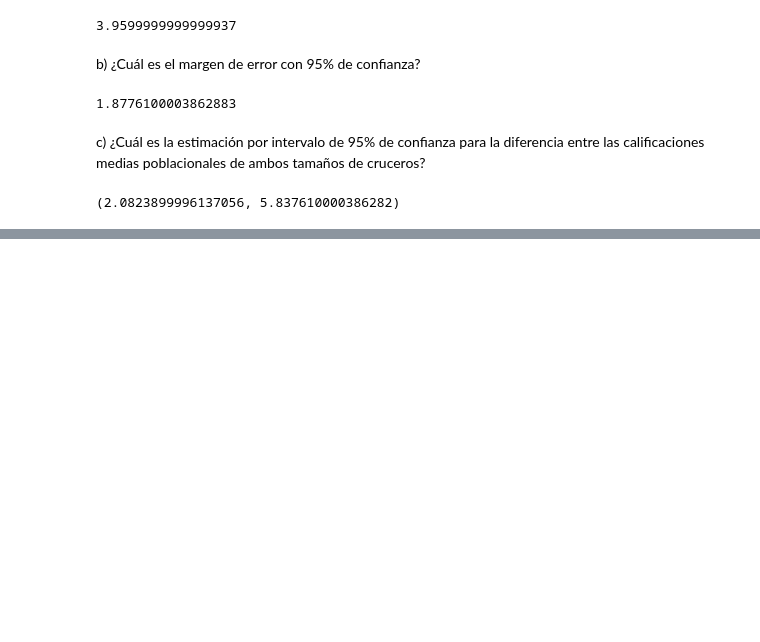
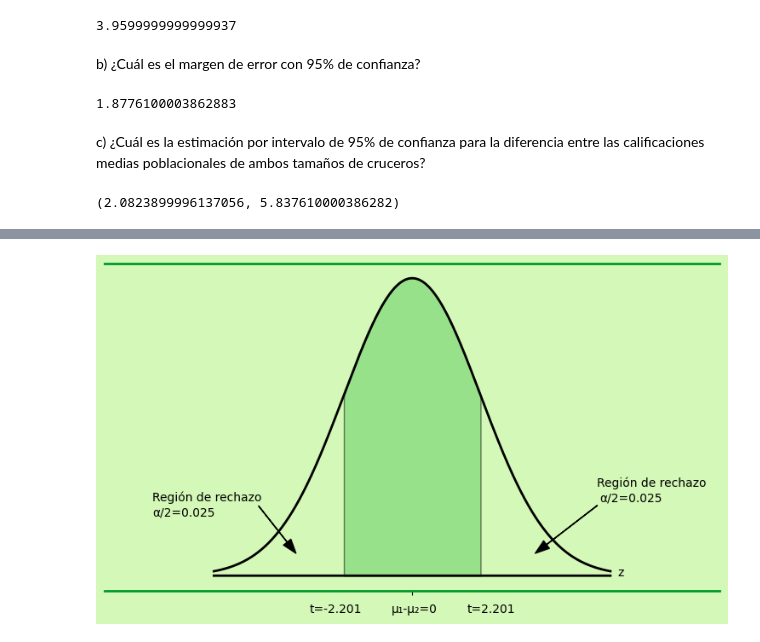
Before and after one commit to CrisBelDev/ebook-Estadistica2, a Jupyter notebook: docs/capitulo10.ipynb, the cells around one changed output, grey strips where cells are left out. Saved outputs shown, nothing was run; the diff lists cells and outputs as text; code cells hidden in the pictures; blank space fills up the shorter version.

```diff
--- a/docs/capitulo10.ipynb
+++ b/docs/capitulo10.ipynb
@@ -657,0 +914,70 @@ intervalo_confianza
+# %%
+import numpy as np
+import matplotlib.pyplot as plt
+from scipy.stats import norm
+
+x = np.arange(-2.9, 2.9, 0.001)
+
+#pintar el fondo externo del grafico
+plt.figure(facecolor='#D4F8B7')
+
+#tamaño del grafico
+#plt.figure(figsize=(6,4))
+
+#area de sombreado rango
+x_filtered = x[(x >= -1.00) & (x <= 1.00)]
+
+#pintar la linea curva del grafico
+plt.plot(x, norm.pdf(x, 0, 1), linewidth = 2, color = '#000')
+
+#pintar el area sombreada del grafico y graficar
+plt.fill_between(x_filtered, norm.pdf(x_filtered, 0, 1), color='#5CCB5F', alpha=0.5, edgecolor='black')
+
+#añadir texto al grafico
+plt.text(-3.8, 0.08, ("α/2=0.025"))
+plt.text(-3.8, 0.10, ("Región de rechazo"))
+plt.text(3, 0, ("z"))
+
+#bordes del grafico
+ax = plt.gca()
+ax.spines['top'].set_color('#009929')
+ax.spines['top'].set_linewidth(2)
+#ancho del borde superior
+ax.spines['top'].set_bounds(-4.5, 4.5)
+ax.spines['bottom'].set_color('#009929')
+ax.spines['bottom'].set_linewidth(2)
+#ancho del borde inferior
+ax.spines['bottom'].set_bounds(-4.5, 4.5)
+ax.spines['right'].set_visible(False)
+ax.spines['left'].set_visible(False)
+
+#pintar el fondo interno del grafico
+ax.set_facecolor('#D4F8B7')
+
+#linea inferior del grafico
+plt.plot(x, [0]*len(x), color='black', linewidth=2)
+
+#centrar el grafico
+plt.subplots_adjust(left=0.1, right=0.9, top=0.9, bottom=0.1)
+
+#plt.arrow(0.1, 0.1, 0.2, 0.2, width=0.05, color='black')
+
+#flecha
+plt.annotate(" ", xytext = (-2.3, 0.1), xy = (-1.7, 0.03), arrowprops = dict(facecolor = 'black', width = 0.2, headwidth = 8),
+             horizontalalignment = 'center')
+
+#texto con flecha
+plt.text(2.7, 0.12, ("Región de rechazo"))
+plt.annotate("α/2=0.025", xytext = (3.2,0.1),
+             xy = (1.8, 0.03), arrowprops = dict(facecolor = 'black', width = 0.2, headwidth = 8),
+             horizontalalignment = 'center')
+
+#mostrar ejes x, y
+plt.text(-0.3, -0.05, ("\u03BC₁-\u03BC\u2082=0"))
+plt.text(-1.5, -0.05, ("t=-2.201"))
+plt.text(0.8, -0.05, ("t=2.201"))
+plt.xticks([0], ['{:.2f}'.format(i) for i in []])
+plt.yticks([])
+plt.show()
+# %% [output]
+[figure, added]
```
Also changed, not shown: parts of 17 cells of this notebook.
